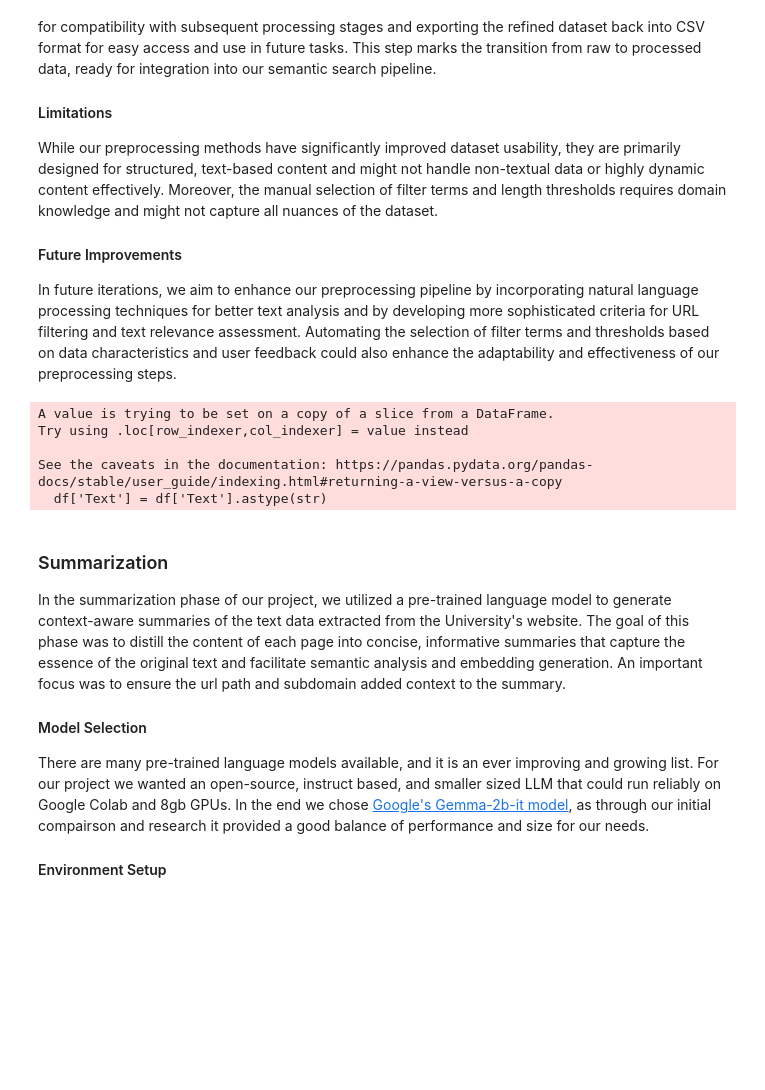
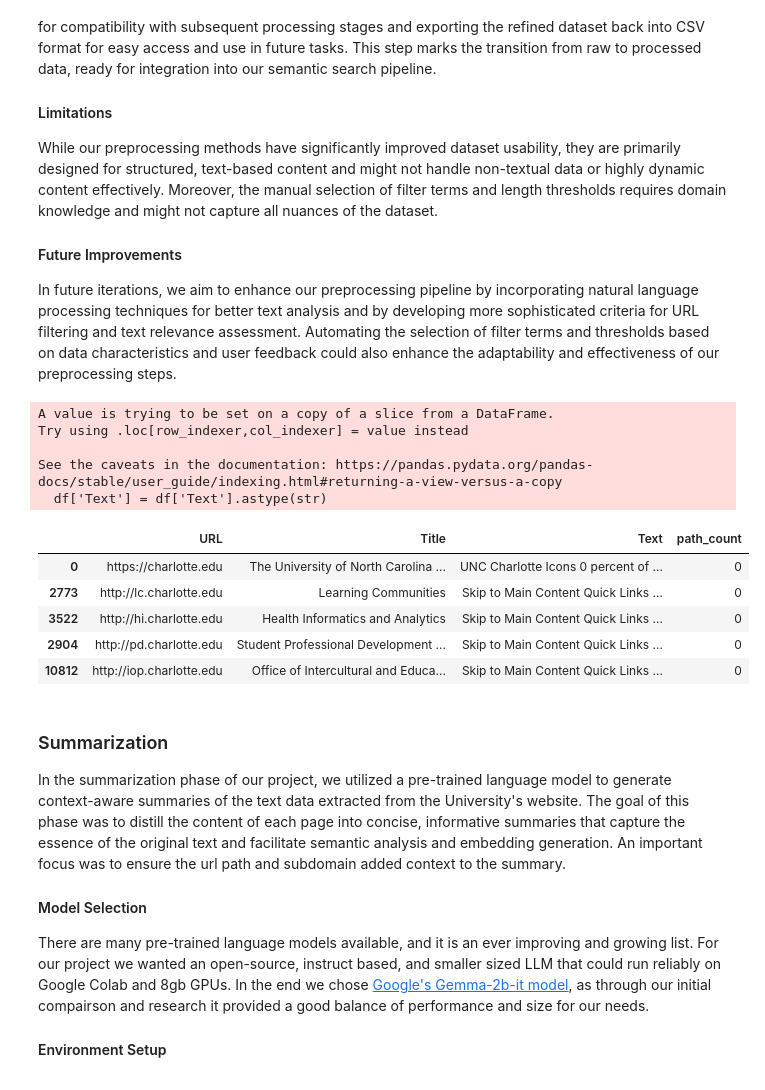
Before and after one commit to HullRyan/UNCCSemanticSearch, a Jupyter notebook: MVP.ipynb, the cells around one changed output. Drawn from its saved outputs; the diff is of its cells as text; code cells hidden in the pictures; blank space fills up the shorter version.

Commit message:
Added title from pages to scraped data

```diff
--- a/MVP.ipynb
+++ b/MVP.ipynb
@@ -292,42 +313,49 @@ def sort_by_path_count(df):
     return df
 
 def filter_by_text_length(df, min_length):
-    df['Text'] = df['Text'].astype(str)
+    df.loc[:, 'Text'] = df['Text'].astype(str)
     df = df[df['Text'].str.len() > min_length]
     return df
 
 def sort_by_url_length(df):
     df['URL_length'] = df['URL'].str.len()
     df = df.sort_values(by=['URL_length'])
     df = df.drop(columns=['URL_length'])
     return df
 
 def remove_duplicates(df):
     df = df.drop_duplicates(subset=['URL'])
     return df
 
 def save_to_csv(df, file_path):
     df.to_csv(file_path, index=False)
 
 def convert_to_list(df):
     return list(df.itertuples(index=False, name=None))
 
 # Usage
 endpoints = import_and_clean_data('./data/endpoints.csv')
 endpoints = filter_urls(endpoints, ['?'])
 endpoints = sort_by_path_count(endpoints)
-subdomain_test_set = endpoints[endpoints['path_count'] == 0] # Subdomain test set
-subdomain_test_set = filter_by_text_length(subdomain_test_set, 50)
-subdomain_test_set = sort_by_url_length(subdomain_test_set)
-subdomain_test_set = remove_duplicates(subdomain_test_set)
-save_to_csv(subdomain_test_set, './data/subdomain_test_set.csv')
-test_set = convert_to_list(subdomain_test_set)
+subdomain_list = endpoints[endpoints['path_count'] == 0] # Subdomain test set
+subdomain_list = filter_by_text_length(subdomain_list, 50)
+subdomain_list = sort_by_url_length(subdomain_list)
+subdomain_list = remove_duplicates(subdomain_list)
+save_to_csv(subdomain_list, './data/subdomain_test_set.csv')
+test_set = convert_to_list(subdomain_list)
+subdomain_list.head()
 # %% [output]
 A value is trying to be set on a copy of a slice from a DataFrame.
 Try using .loc[row_indexer,col_indexer] = value instead
 
 See the caveats in the documentation: https://pandas.pydata.org/pandas-docs/stable/user_guide/indexing.html#returning-a-view-versus-a-copy
   df['Text'] = df['Text'].astype(str)
+|  | URL | Title | Text | path_count |
+| 0 | https://charlotte.edu | The University of North Carolina ... | UNC Charlotte Icons 0 percent of ... | 0 |
+| 2773 | http://lc.charlotte.edu | Learning Communities | Skip to Main Content Quick Links ... | 0 |
+| 3522 | http://hi.charlotte.edu | Health Informatics and Analytics | Skip to Main Content Quick Links ... | 0 |
+| 2904 | http://pd.charlotte.edu | Student Professional Development ... | Skip to Main Content Quick Links ... | 0 |
+| 10812 | http://iop.charlotte.edu | Office of Intercultural and Educa... | Skip to Main Content Quick Links ... | 0 |
 # %% [markdown]
 ### Summarization
 
```
Also changed, not shown: parts of 2 cells of this notebook, 2 other files.
